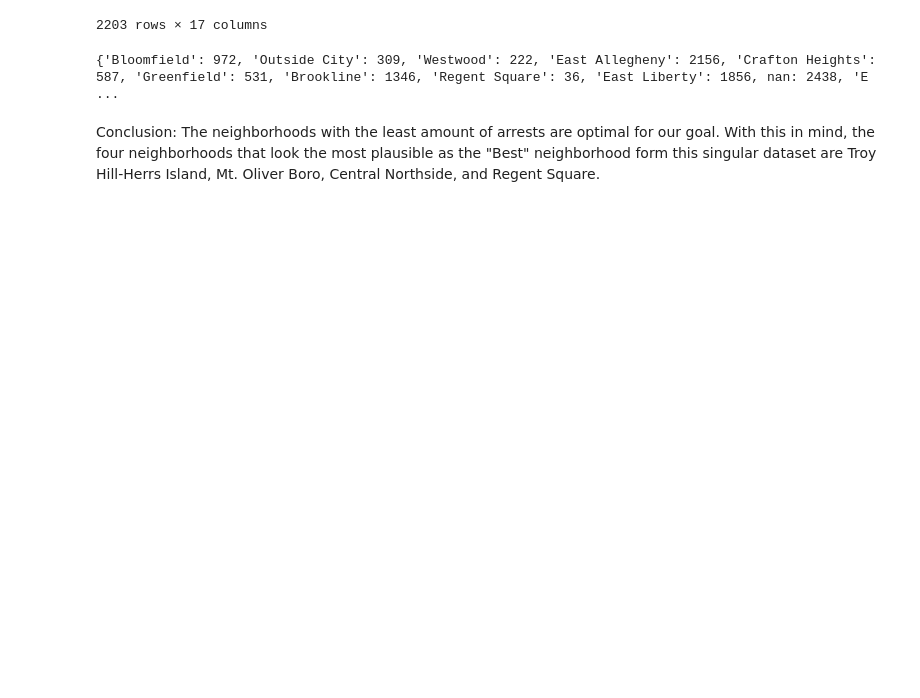
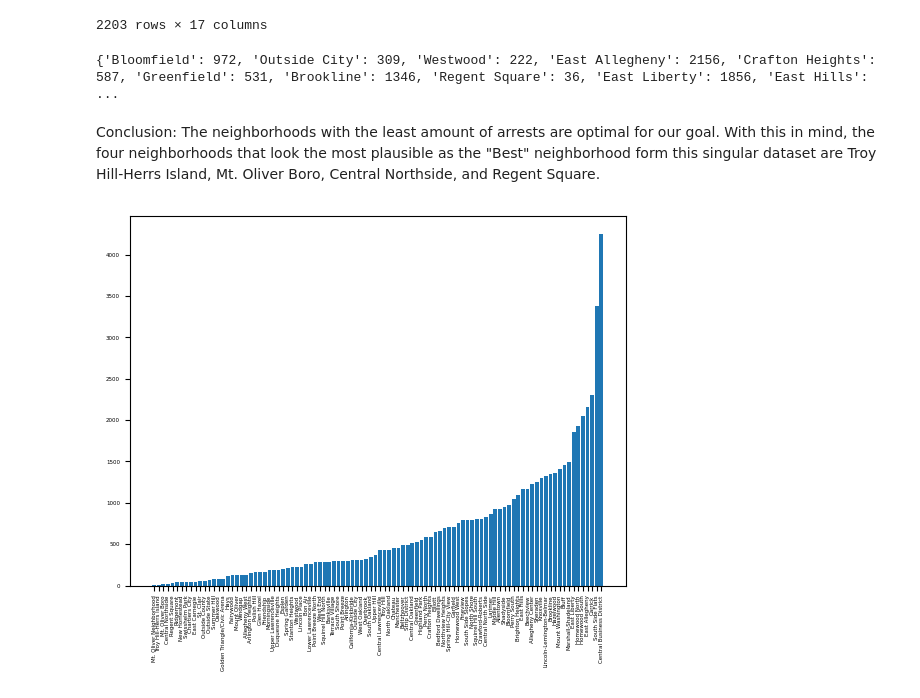
Before and after one commit to eansmith/BigIdeasFinalProject, a Jupyter notebook: AmountofArrests.ipynb, the cells around one changed output. Cells and saved outputs as stored; diff of their text form; code cells hidden in the pictures; blank space fills up the shorter version.

Commit message:
added more graphs

```diff
--- a/AmountofArrests.ipynb
+++ b/AmountofArrests.ipynb
@@ -32,7 +32,8 @@ nghFreq = {}
 for index, row in arrests.iterrows():
     ngh= row["INCIDENTNEIGHBORHOOD"]
     amountArrests = row["OFFENSES"]
-
+    if pd.isnull(ngh):
+        continue
     if(ngh in nghFreq):
         nghFreq[ngh] += 1
     else:
@@ -40,9 +41,21 @@ for index, row in arrests.iterrows():
 
 print(nghFreq)
 # %% [output]
-{'Bloomfield': 972, 'Outside City': 309, 'Westwood': 222, 'East Allegheny': 2156, 'Crafton Heights': 587, 'Greenfield': 531, 'Brookline': 1346, 'Regent Square': 36, 'East Liberty': 1856, nan: 2438, 'E ...
+{'Bloomfield': 972, 'Outside City': 309, 'Westwood': 222, 'East Allegheny': 2156, 'Crafton Heights': 587, 'Greenfield': 531, 'Brookline': 1346, 'Regent Square': 36, 'East Liberty': 1856, 'East Hills': ...
 # %% [markdown]
 Conclusion: The neighborhoods with the least amount of arrests are optimal for our goal. With this in mind, the four neighborhoods that look the most plausible as the "Best" neighborhood form this singular dataset are Troy Hill-Herrs Island, Mt. Oliver Boro, Central Northside, and Regent Square.
+# %%
+import matplotlib.pyplot as plt
+
+
+sortedData = dict(sorted(nghFreq.items(), key=lambda item: item[1]))
+plt.rcParams.update({'font.size': 4})
+
+plt.bar(*zip(*sortedData.items()))
+plt.xticks(rotation = 90)
+plt.show()
+# %% [output]
+[figure, added]
 # %%
 import json
 
```
Also changed, not shown: 3 other files.
